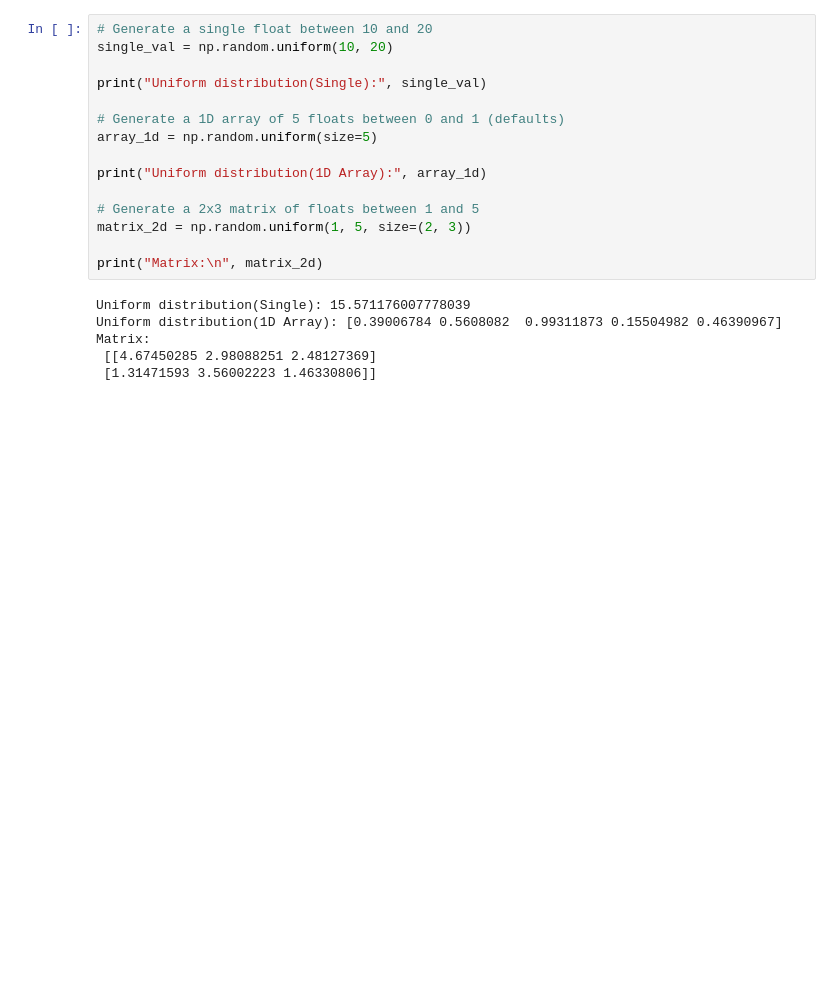
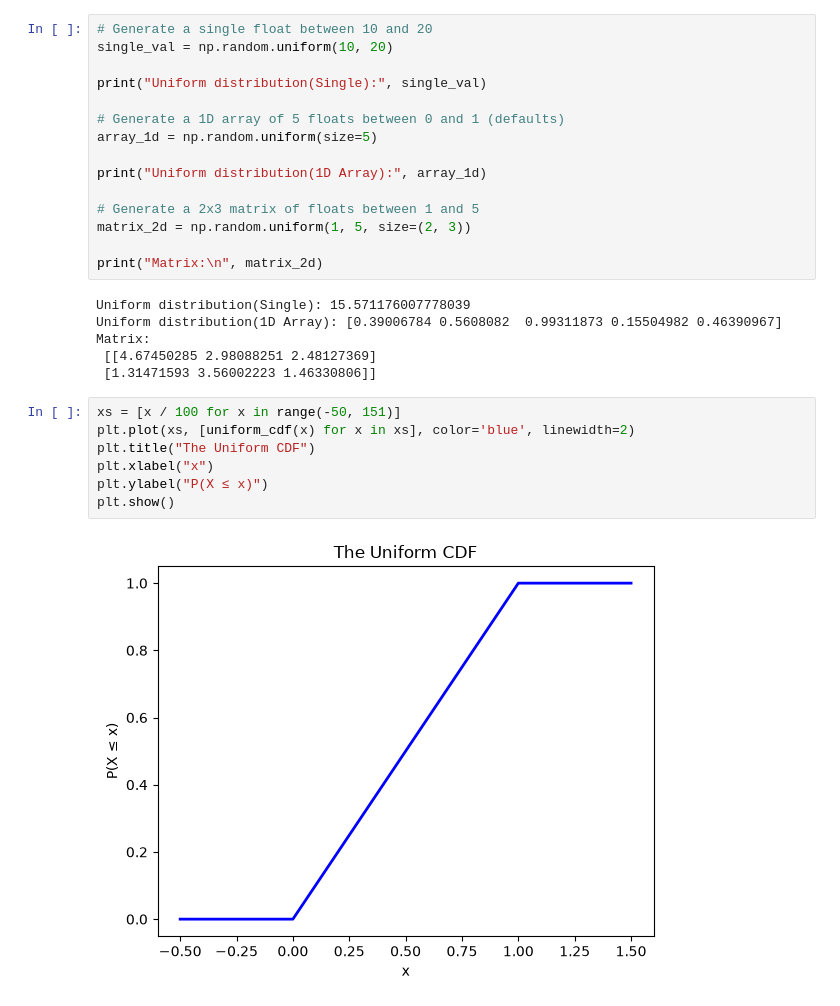
Before and after one commit to mat6099/ML_Debasis_Das, a Jupyter notebook: Probability.ipynb, the cells around one changed output. Saved outputs shown, nothing was run; the diff lists cells and outputs as text; blank space fills up the shorter version.

```diff
--- a/Probability.ipynb
+++ b/Probability.ipynb
@@ -215,3 +215,12 @@ Uniform distribution(1D Array): [0.39006784 0.5608082  0.99311873 0.15504982 0.4
 Matrix:
  [[4.67450285 2.98088251 2.48127369]
  [1.31471593 3.56002223 1.46330806]]
+# %%
+xs = [x / 100 for x in range(-50, 151)]
+plt.plot(xs, [uniform_cdf(x) for x in xs], color='blue', linewidth=2)
+plt.title("The Uniform CDF")
+plt.xlabel("x")
+plt.ylabel("P(X ≤ x)")
+plt.show()
+# %% [output]
+[figure, added]
```
Also changed, not shown: parts of 6 cells of this notebook.
